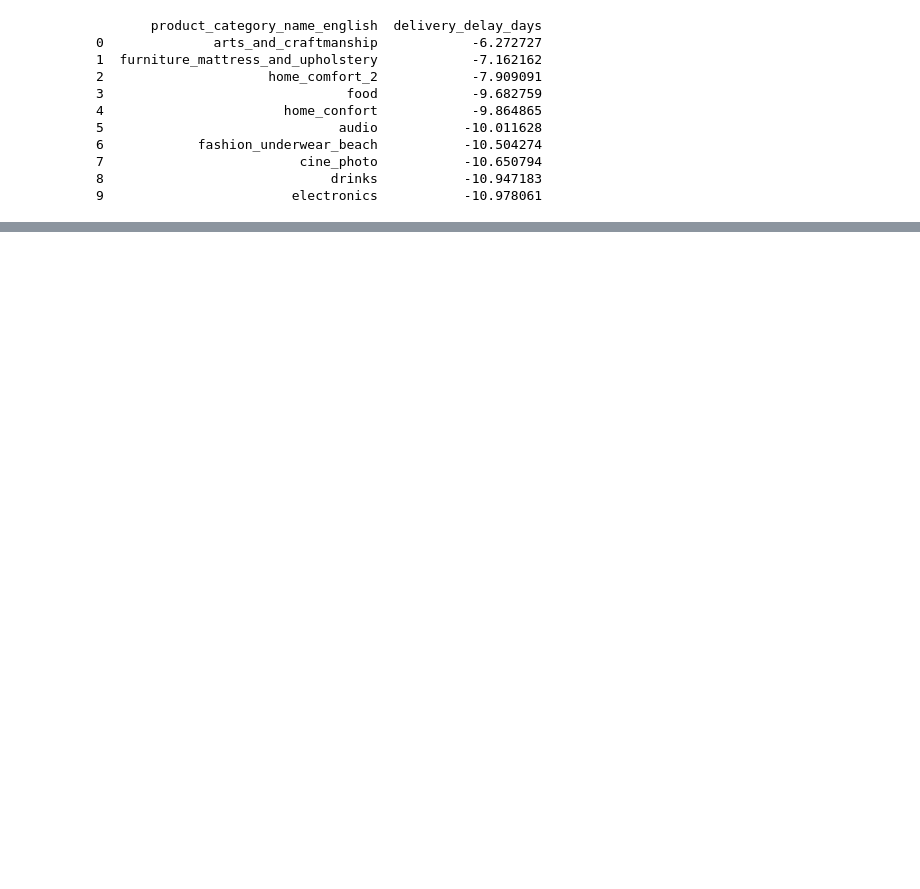
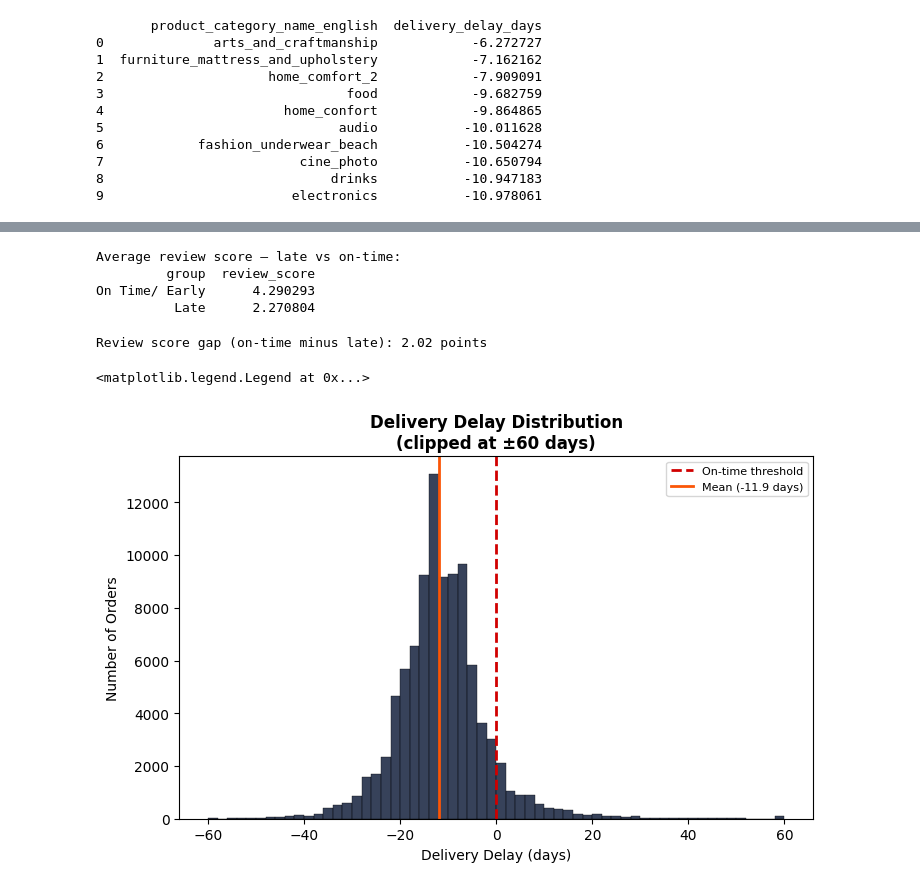
Before and after one commit to T-Letuka/Retail, a Jupyter notebook: notebooks/01_Exploratory_analysis.ipynb, the cells around one changed output, grey strips where cells are left out. Cells and saved outputs as stored; diff of their text form; code cells hidden in the pictures; blank space fills up the shorter version.

```diff
--- a/notebooks/01_Exploratory_analysis.ipynb
+++ b/notebooks/01_Exploratory_analysis.ipynb
@@ -798,0 +902,65 @@ print(delay_by_category.head(10))
+# %%
+review_by_late = (
+    delivered_orders
+    .groupby('was_late')['review_score']
+    .mean()
+    .reset_index()
+)
+
+review_by_late['group'] = review_by_late['was_late'].map(
+    {True: 'Late', False :'On Time/ Early'}
+)
+
+print("\nAverage review score — late vs on-time:")
+print(review_by_late[['group', 'review_score']].to_string(index=False))
+# %% [output]
+Average review score — late vs on-time:
+         group  review_score
+On Time/ Early      4.290293
+          Late      2.270804
+# %%
+review_gap = (
+    review_by_late[review_by_late['was_late'] == False]['review_score'].values[0] -
+     review_by_late[review_by_late['was_late'] == True]['review_score'].values[0]
+)
+
+print(f"\nReview score gap (on-time minus late): {review_gap:.2f} points")
+# %% [output]
+Review score gap (on-time minus late): 2.02 points
+# %%
+fig = plt.figure(figsize=(18,16))
+
+ax1 = fig.add_subplot(3,2,1)
+
+delay_clipped = delivered_orders['delivery_delay_days'].clip(-60,60)
+
+ax1.hist(
+    delay_clipped,
+    bins=60,
+    color=COLOUR_PRIMARY,
+    edgecolor='black',
+    linewidth=0.3,
+    alpha=0.85
+)
+
+ax1.axvline(
+    x=0,
+    color=COLOUR_EMPHASIS,
+    linewidth=2,
+    linestyle='--',
+    label='On-time threshold'
+)
+ax1.axvline(
+    x=delay_clipped.mean(),
+    color=COLOUR_HIGHLIGHT,
+    linewidth=2,
+    linestyle='-',
+    label=f'Mean ({delay_clipped.mean():.1f} days)'
+)
+ax1.set_xlabel('Delivery Delay (days)')
+ax1.set_ylabel('Number of Orders')
+ax1.set_title('Delivery Delay Distribution\n(clipped at ±60 days)', fontweight='bold')
+ax1.legend(fontsize=8)
+# %% [output]
+<matplotlib.legend.Legend at 0x...>
+[figure, added]
```
Also changed, not shown: parts of 49 cells of this notebook, 13 other files.
